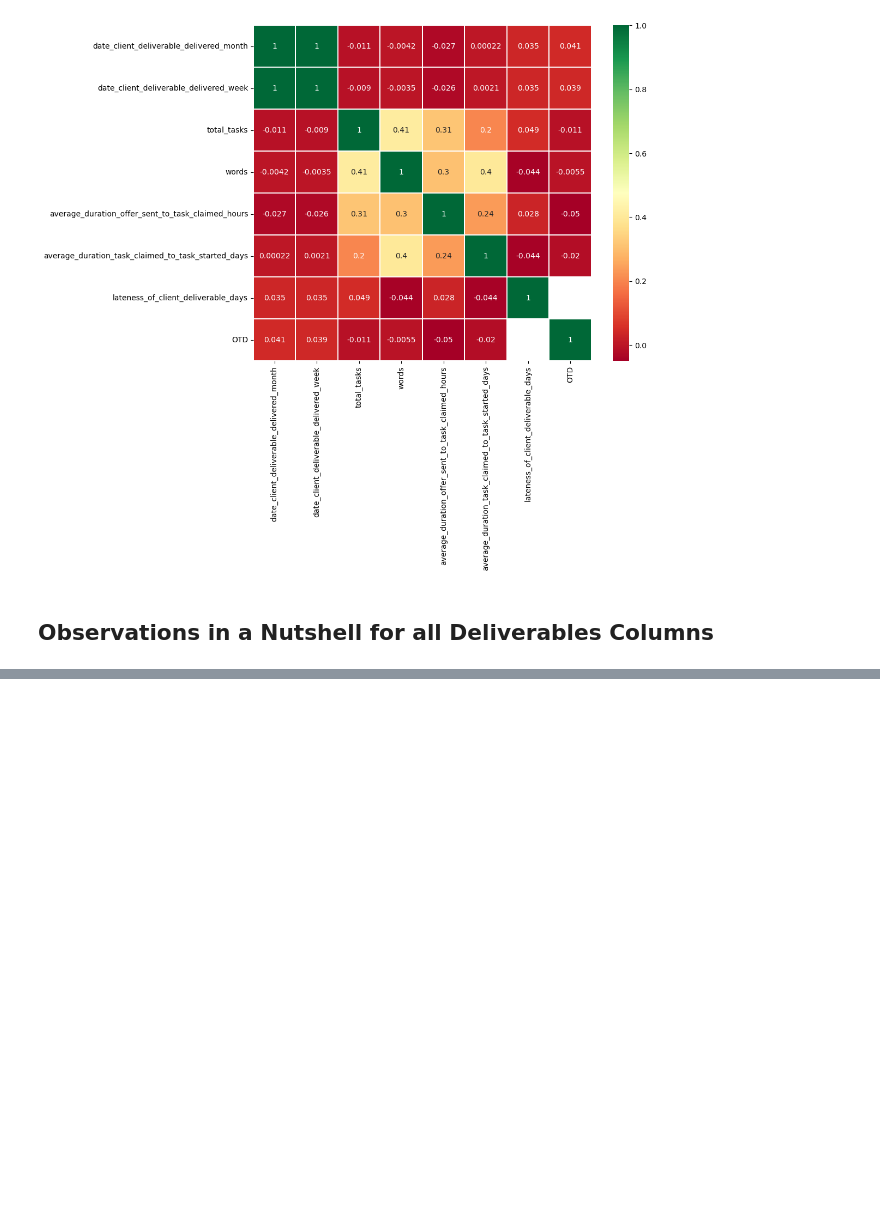
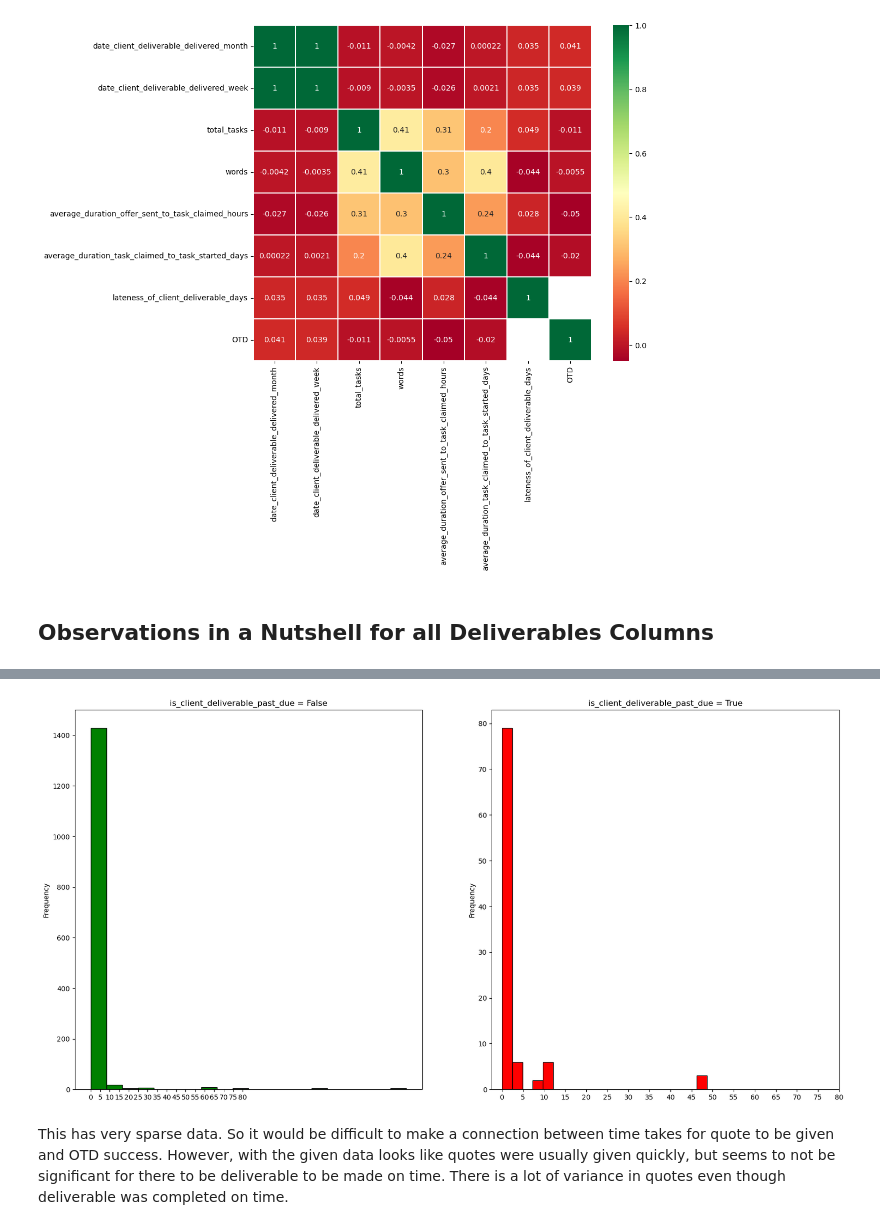
Before and after one commit to mindyng/Take-Homes, a Jupyter notebook: welocalize-sr-da-assessment.ipynb, the cells around one changed output, grey strips where cells are left out. Saved outputs shown, nothing was run; the diff lists cells and outputs as text; code cells hidden in the pictures; blank space fills up the shorter version.

```diff
--- a/welocalize-sr-da-assessment.ipynb
+++ b/welocalize-sr-da-assessment.ipynb
@@ -508,0 +680,15 @@ At the same time, two columns can have highly/perfect correlation meaning no var
+# %%
+f,ax=plt.subplots(1,2,figsize=(20,10))
+requests2[requests2['is_client_deliverable_past_due']==False].average_duration_request_received_to_quoted_business_days.plot.hist(ax=ax[0],bins=20,edgecolor='black',color='green')
+ax[0].set_title('is_client_deliverable_past_due = False')
+x1=list(range(0,85,5))
+ax[0].set_xticks(x1)
+requests2[requests2['is_client_deliverable_past_due']==True].average_duration_request_received_to_quoted_business_days.plot.hist(ax=ax[1],bins=20,edgecolor='black',color='red')
+ax[1].set_title('is_client_deliverable_past_due = True')
+x2=list(range(0,85,5))
+ax[1].set_xticks(x2)
+plt.show()
+# %% [output]
+[figure, added]
+# %% [markdown]
+This has very sparse data. So it would be difficult to make a connection between time takes for quote to be given and OTD success. However, with the given data looks like quotes were usually given quickly, but seems to not be significant for there to be deliverable to be made on time. There is a lot of variance in quotes even though deliverable was completed on time.
```
Also changed, not shown: parts of 36 cells of this notebook.
